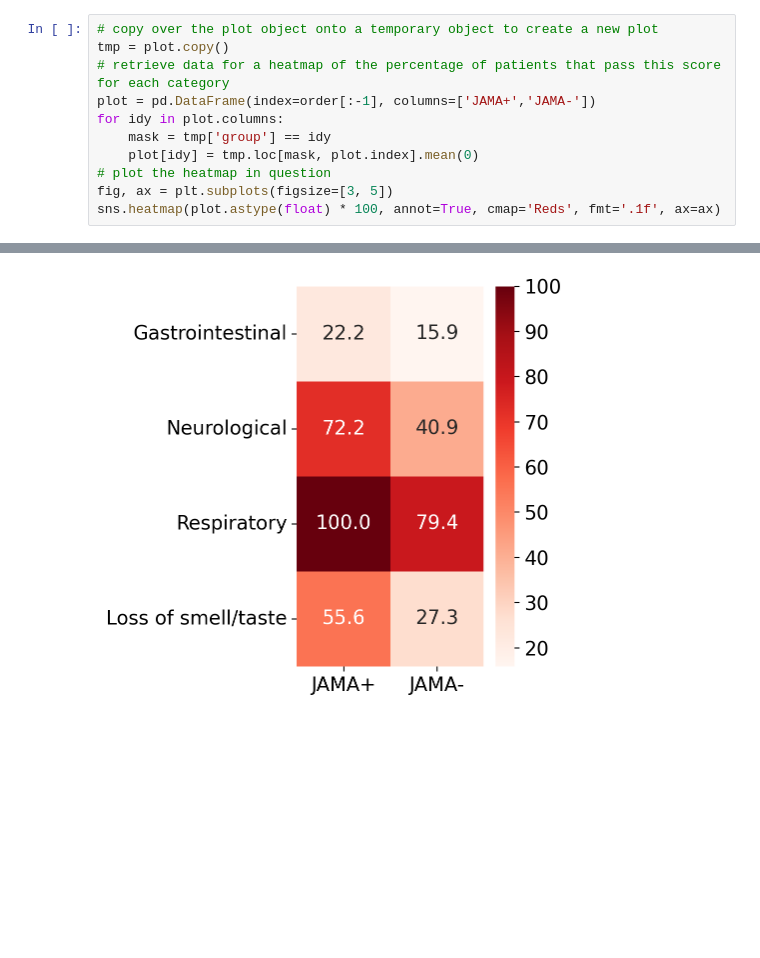
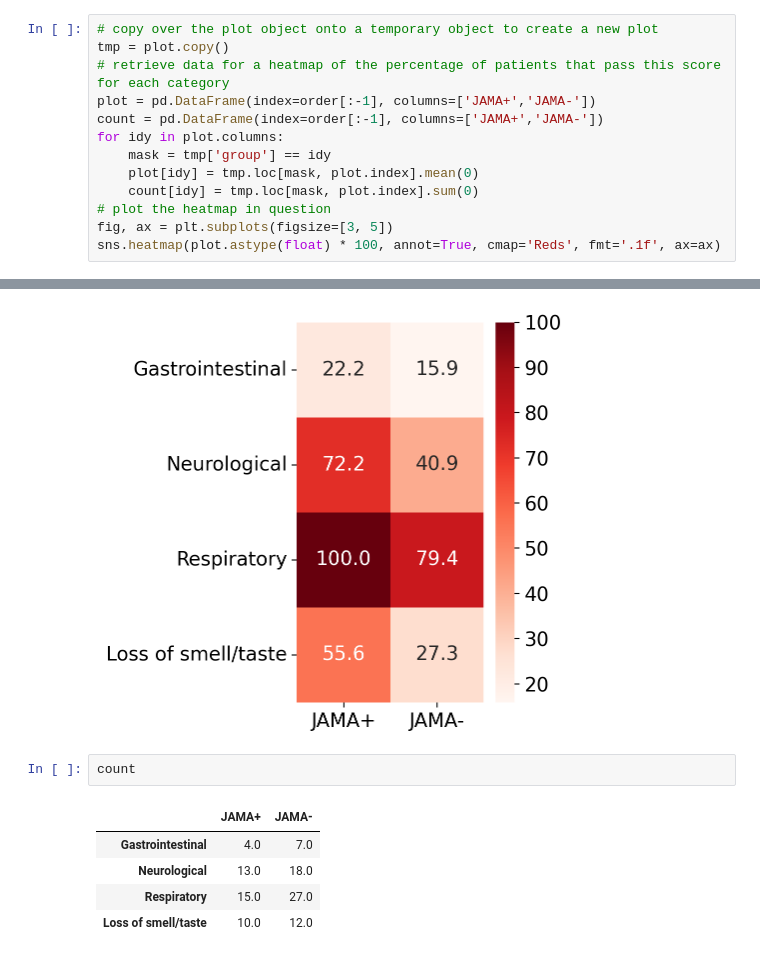
Before and after one commit to danielgchen/RECOVER_PASC_Score_Validation, a Jupyter notebook: 3_JAMA_score_comparison_with_INCOV.ipynb, the cells around one changed output, grey strips where cells are left out. Saved outputs shown, nothing was run; the diff lists cells and outputs as text; blank space fills up the shorter version.

```diff
--- a/3_JAMA_score_comparison_with_INCOV.ipynb
+++ b/3_JAMA_score_comparison_with_INCOV.ipynb
@@ -446,12 +504,22 @@ PASC+ vs. PASC- = 6.5065350836538245e-06
 tmp = plot.copy()
 # retrieve data for a heatmap of the percentage of patients that pass this score for each category
 plot = pd.DataFrame(index=order[:-1], columns=['JAMA+','JAMA-'])
+count = pd.DataFrame(index=order[:-1], columns=['JAMA+','JAMA-'])
 for idy in plot.columns:
     mask = tmp['group'] == idy
     plot[idy] = tmp.loc[mask, plot.index].mean(0)
+    count[idy] = tmp.loc[mask, plot.index].sum(0)
 # plot the heatmap in question
 fig, ax = plt.subplots(figsize=[3, 5])
 sns.heatmap(plot.astype(float) * 100, annot=True, cmap='Reds', fmt='.1f', ax=ax)
 # %% [output]
 <AxesSubplot:>
 [figure]
+# %%
+count
+# %% [output]
+|  | JAMA+ | JAMA- |
+| Gastrointestinal | 4.0 | 7.0 |
+| Neurological | 13.0 | 18.0 |
+| Respiratory | 15.0 | 27.0 |
+| Loss of smell/taste | 10.0 | 12.0 |
```
Also changed, not shown: parts of 14 cells of this notebook, 1 other file.
